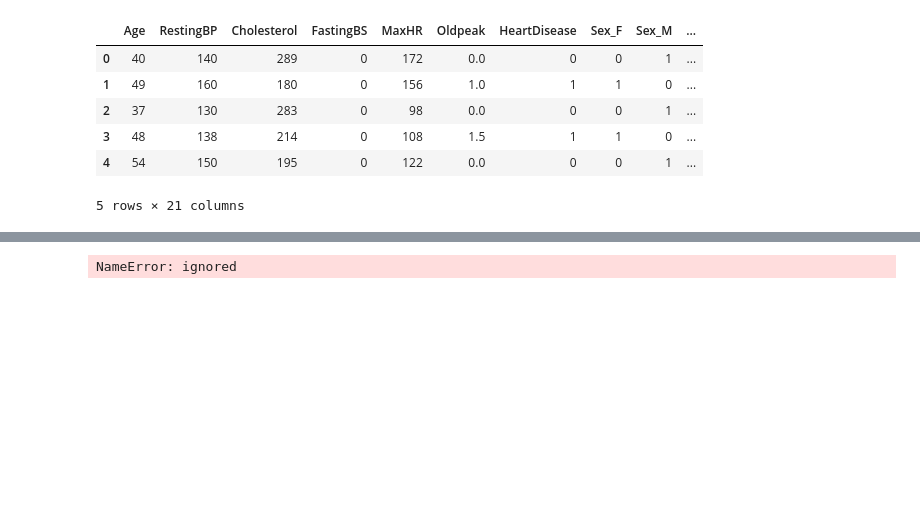
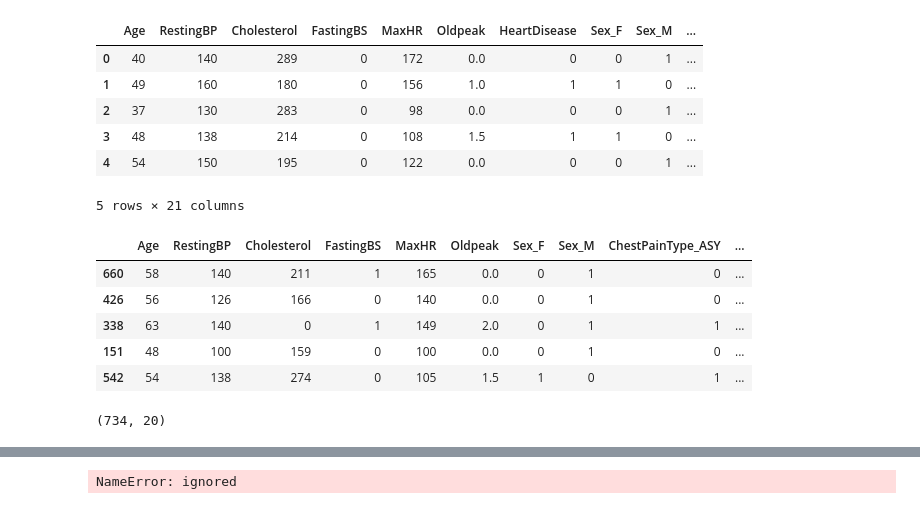
Before and after one commit to choons1k2/OpenSourceAI-Team-Project, a Jupyter notebook: firstmodel.ipynb, the cells around one changed output, grey strips where cells are left out. Cells and saved outputs as stored; diff of their text form; code cells hidden in the pictures; blank space fills up the shorter version.

```diff
--- a/firstmodel.ipynb
+++ b/firstmodel.ipynb
@@ -71,6 +71,19 @@ from sklearn.model_selection import train_test_split
 X_train, X_test, y_train, y_test = train_test_split(X, y,
                                                     test_size=0.2,
                                                     random_state=123)
+# %%
+X_train.head()
+# %% [output]
+|  | Age | RestingBP | Cholesterol | FastingBS | MaxHR | Oldpeak | Sex_F | Sex_M | ChestPainType_ASY | ... |
+| 660 | 58 | 140 | 211 | 1 | 165 | 0.0 | 0 | 1 | 0 | ... |
+| 426 | 56 | 126 | 166 | 0 | 140 | 0.0 | 0 | 1 | 0 | ... |
+| 338 | 63 | 140 | 0 | 1 | 149 | 2.0 | 0 | 1 | 1 | ... |
+| 151 | 48 | 100 | 159 | 0 | 100 | 0.0 | 0 | 1 | 0 | ... |
+| 542 | 54 | 138 | 274 | 0 | 105 | 1.5 | 1 | 0 | 1 | ... |
+# %%
+X_train.shape
+# %% [output]
+(734, 20)
 # %%
 import tensorflow as tf
 from tensorflow.keras.models import Sequential
```
Also changed, not shown: parts of 3 cells of this notebook.
